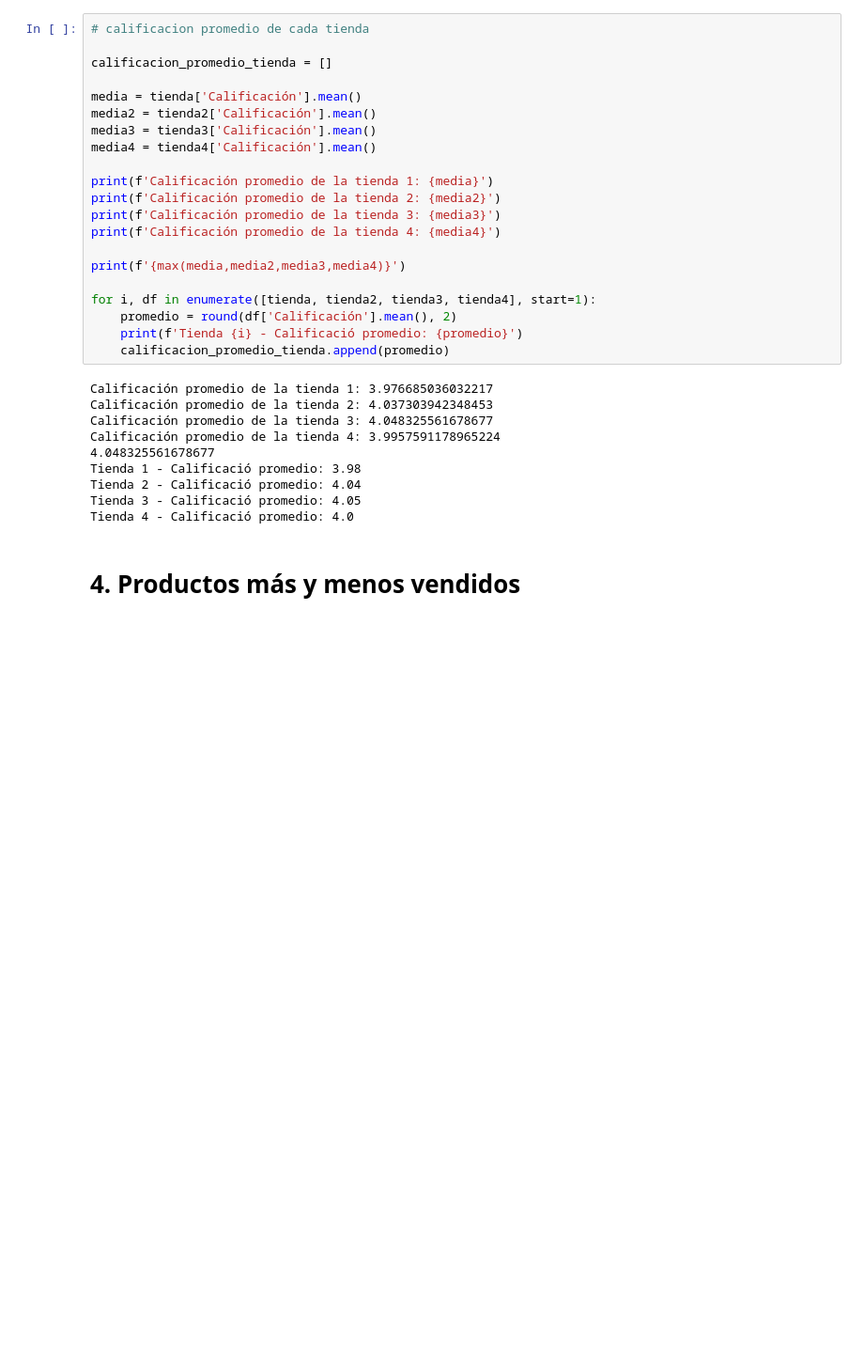
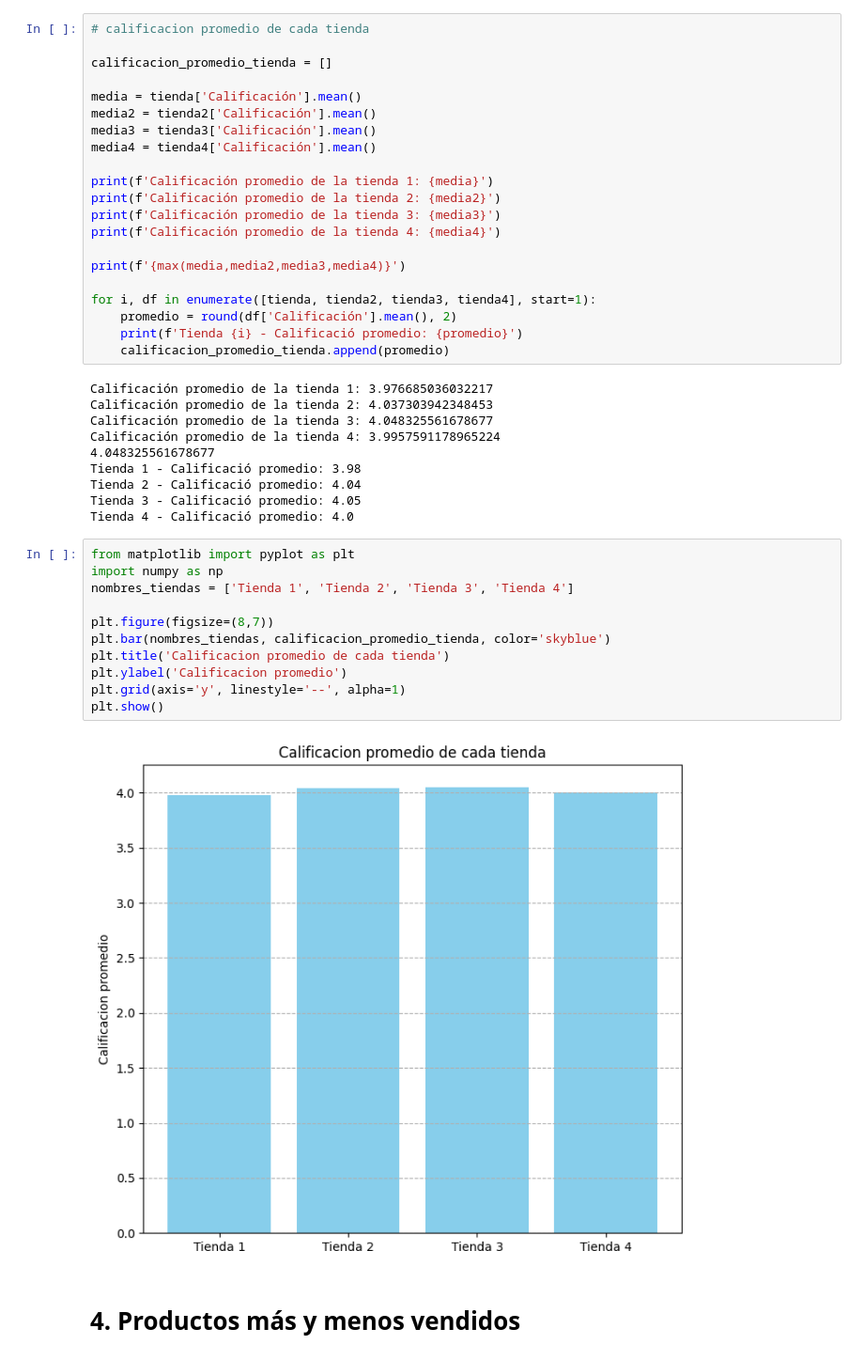
Before and after one commit to Liuz8/Analisis_Datos_Store_Proyecto, a Jupyter notebook: AluraStoreLatam.ipynb, the cells around one changed output. Shown at 94% size. Drawn from its saved outputs; the diff is of its cells as text; blank space fills up the shorter version.

```diff
--- a/AluraStoreLatam.ipynb
+++ b/AluraStoreLatam.ipynb
@@ -271,6 +310,19 @@ Tienda 1 - Calificació promedio: 3.98
 Tienda 2 - Calificació promedio: 4.04
 Tienda 3 - Calificació promedio: 4.05
 Tienda 4 - Calificació promedio: 4.0
+# %%
+from matplotlib import pyplot as plt
+import numpy as np
+nombres_tiendas = ['Tienda 1', 'Tienda 2', 'Tienda 3', 'Tienda 4']
+
+plt.figure(figsize=(8,7))
+plt.bar(nombres_tiendas, calificacion_promedio_tienda, color='skyblue')
+plt.title('Calificacion promedio de cada tienda')
+plt.ylabel('Calificacion promedio')
+plt.grid(axis='y', linestyle='--', alpha=1)
+plt.show()
+# %% [output]
+[figure, added]
 # %% [markdown]
 # 4. Productos más y menos vendidos
 # %%
```
Also changed, not shown: parts of 9 cells of this notebook, 5 other files.
